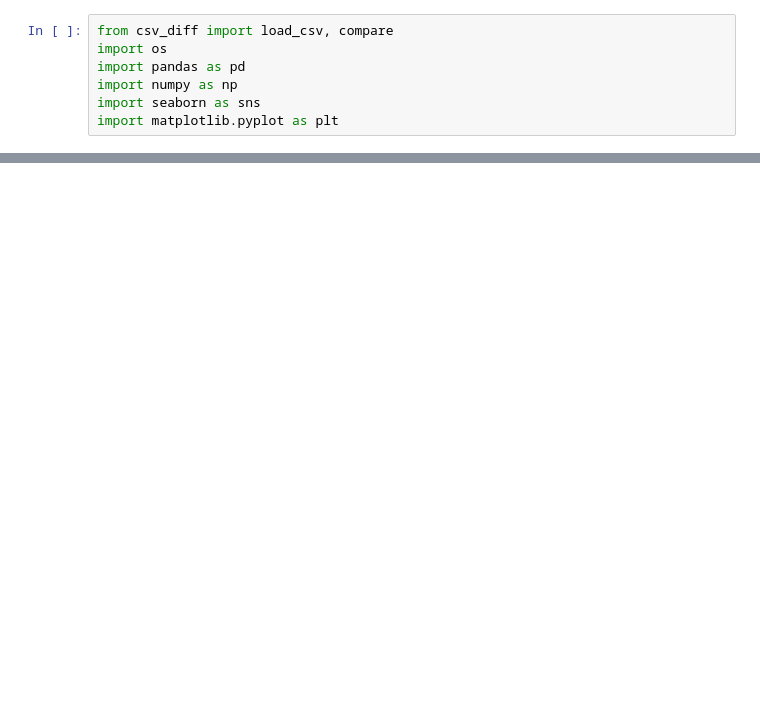
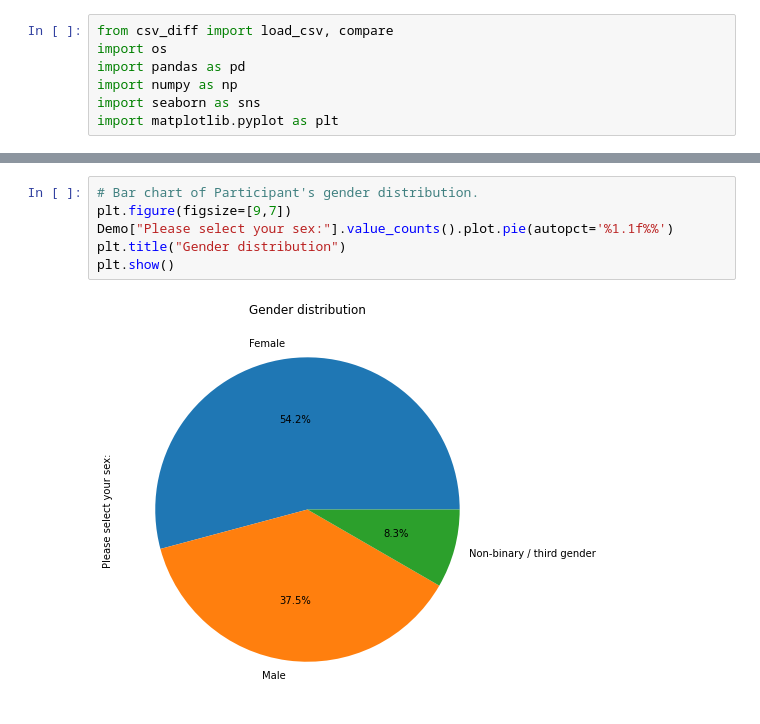
Before and after one commit to YuxuanZhou1/Character-Recorder-DA, a Jupyter notebook: Research Analysis.ipynb, the cells around one changed output, grey strips where cells are left out. Cells and saved outputs as stored; diff of their text form; blank space fills up the shorter version.

```diff
--- a/Research Analysis.ipynb
+++ b/Research Analysis.ipynb
@@ -17,0 +29,8 @@ PA.head()
+# %%
+# Bar chart of Participant's gender distribution.
+plt.figure(figsize=[9,7])
+Demo["Please select your sex:"].value_counts().plot.pie(autopct='%1.1f%%')
+plt.title("Gender distribution")
+plt.show()
+# %% [output]
+[figure, added]
```
Also changed, not shown: parts of 21 cells of this notebook, 7 other files.
